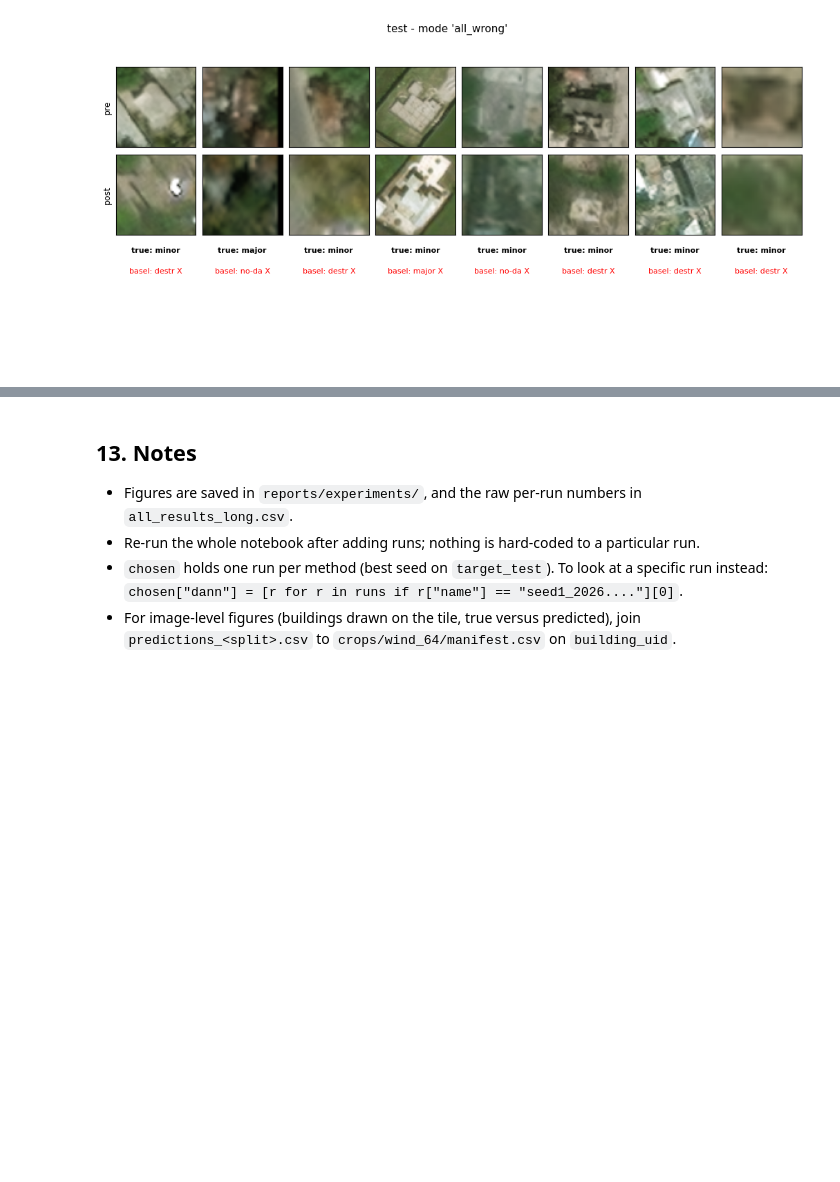
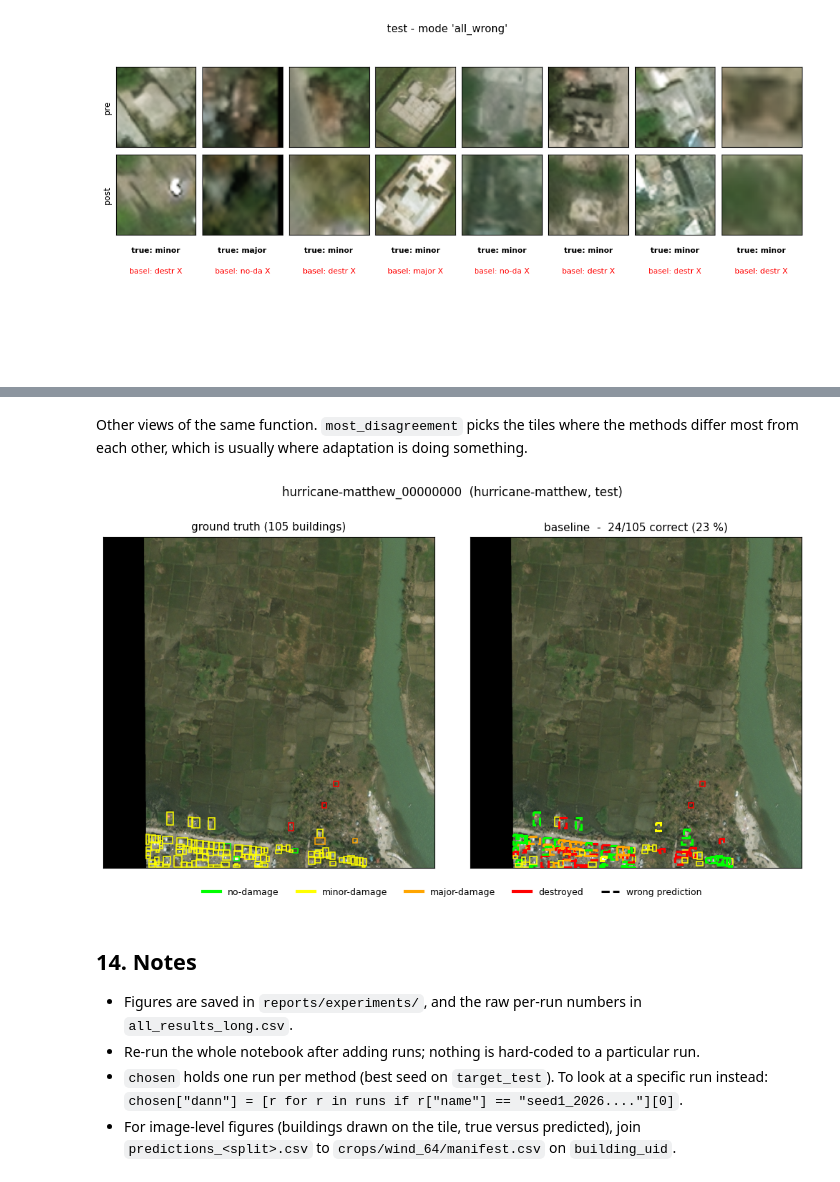
Before and after one commit to Yoonicornn/Satellite-Disaster-Assessment-with-Domain-Adaptation, a Jupyter notebook: notebooks/04_experiment_analysis.ipynb, the cells around one changed output, grey strips where cells are left out. Drawn from its saved outputs; the diff is of its cells as text; code cells hidden in the pictures; blank space fills up the shorter version.

```diff
--- a/notebooks/04_experiment_analysis.ipynb
+++ b/notebooks/04_experiment_analysis.ipynb
@@ -660,5 +757,19 @@ if wide is not None:
+# %% [markdown]
+Other views of the same function. `most_disagreement` picks the tiles where the methods differ
+most from each other, which is usually where adaptation is doing something.
+# %%
+if wide is not None:
+    for img_id in pick_images(wide, mode="most_disagreement", n=1):
+        show_image(img_id, wide, present)
+
+    # a specific tile:
+    #   show_image("hurricane-matthew_00000123", wide, present)
+    # every tile available in this split:
+    #   sorted(wide.join(manifest[["image_id"]], how="inner")["image_id"].unique())
+# %% [output]
+[figure, added]
 # %% [markdown]
-## 13. Notes
+## 14. Notes
 
 - Figures are saved in `reports/experiments/`, and the raw per-run numbers in
   `all_results_long.csv`.
```
Also changed, not shown: parts of 2 cells of this notebook, 4 other files.
